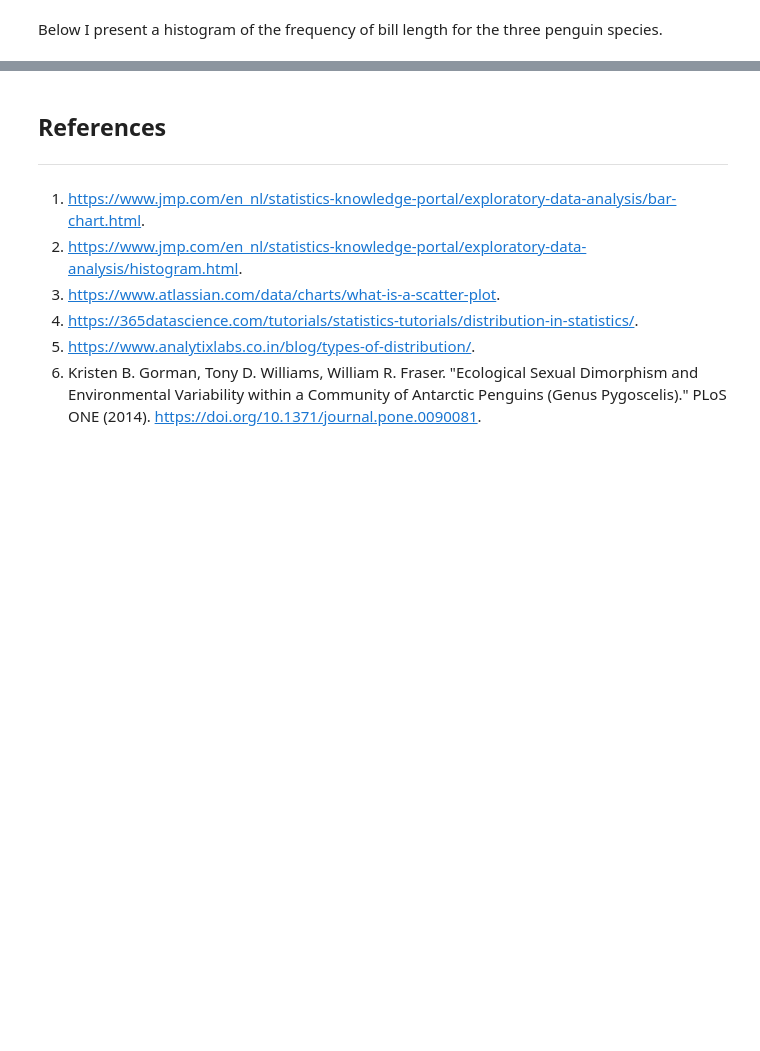
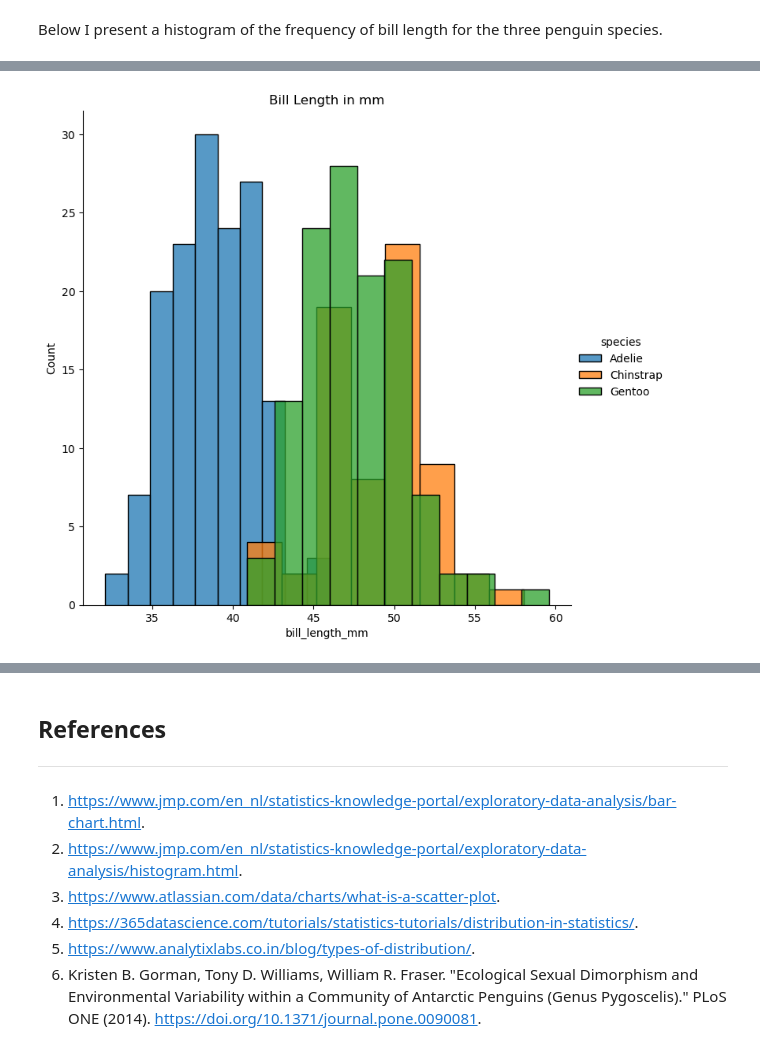
Before and after one commit to Sxnds01/myprojectpda, a Jupyter notebook: penguins.ipynb, the cells around one changed output, grey strips where cells are left out. Cells and saved outputs as stored; diff of their text form; code cells hidden in the pictures; blank space fills up the shorter version.

```diff
--- a/penguins.ipynb
+++ b/penguins.ipynb
@@ -195,0 +199,6 @@ adelie_df.head(2)
+# %%
+sns.FacetGrid(df, hue="species", height=7).map(sns.histplot, "bill_length_mm").add_legend()
+plt.title("Bill Length in mm")
+plt.show()
+# %% [output]
+[figure, added]
```
Also changed, not shown: parts of 24 cells of this notebook.
